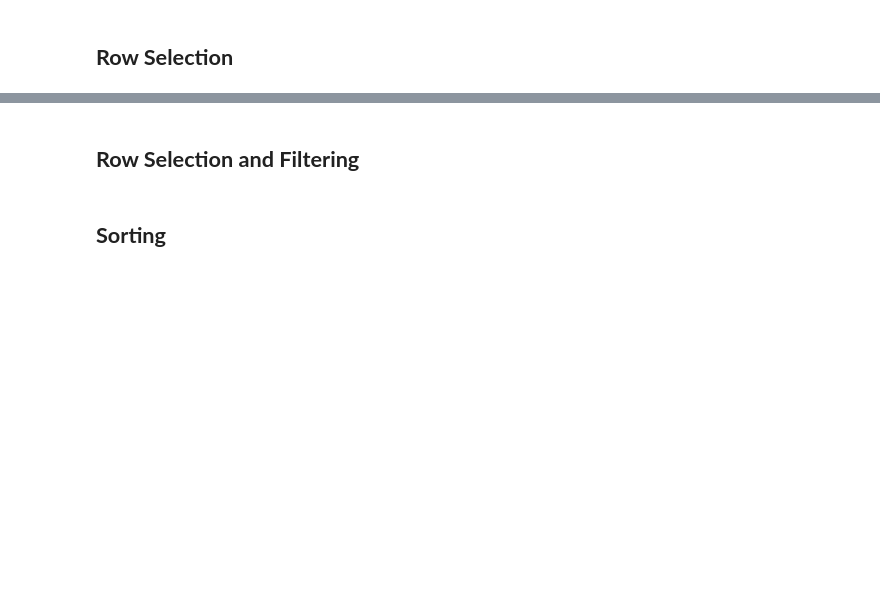
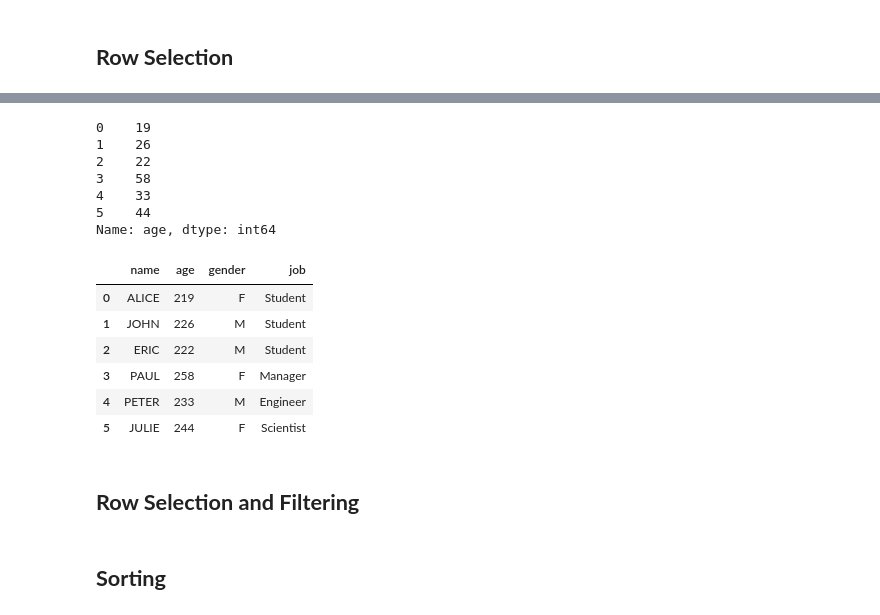
Before and after one commit to toarnabtrainer/AEC_ML_Batch_1_August_2026, a Jupyter notebook: Pandas.ipynb, the cells around one changed output, grey strips where cells are left out. Drawn from its saved outputs; the diff is of its cells as text; code cells hidden in the pictures; blank space fills up the shorter version.

```diff
--- a/Pandas.ipynb
+++ b/Pandas.ipynb
@@ -551,3 +691,26 @@ memory usage: 412.0+ bytes
+# %%
+df = users.copy()
+print(df.age)
+df.age += 100
+df.iloc[:, 1] += 100
+df.name = df.name.str.upper()
+df.job = df.job.str.title()
+display(df)
+# %% [output]
+0    19
+1    26
+2    22
+3    58
+4    33
+5    44
+Name: age, dtype: int64
+|  | name | age | gender | job |
+| 0 | ALICE | 219 | F | Student |
+| 1 | JOHN | 226 | M | Student |
+| 2 | ERIC | 222 | M | Student |
+| 3 | PAUL | 258 | F | Manager |
+| 4 | PETER | 233 | M | Engineer |
+| 5 | JULIE | 244 | F | Scientist |
 # %% [markdown]
 ## **Row Selection and Filtering**
 # %% [markdown]
```
Also changed, not shown: parts of 21 cells of this notebook.
